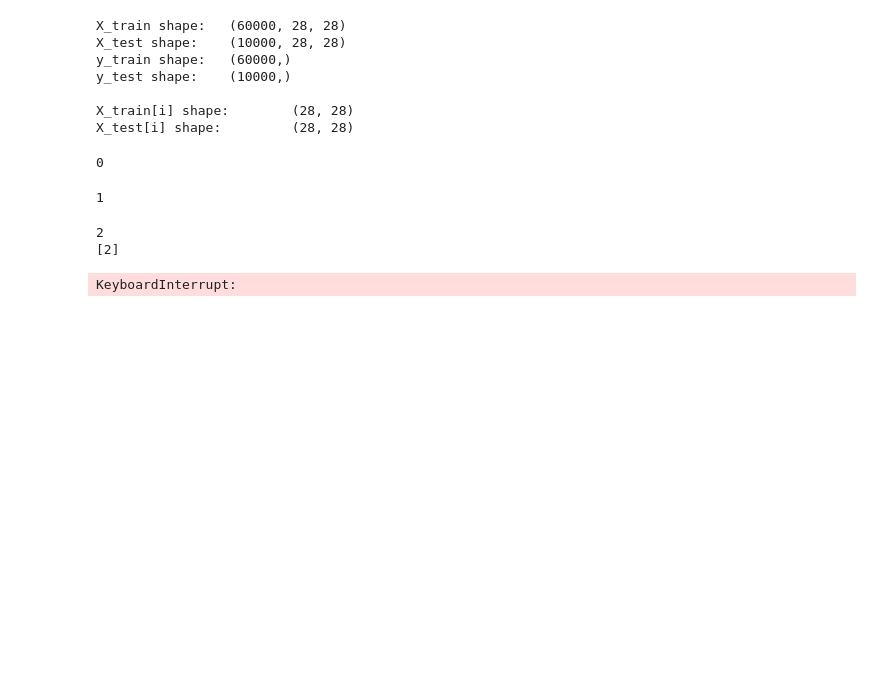
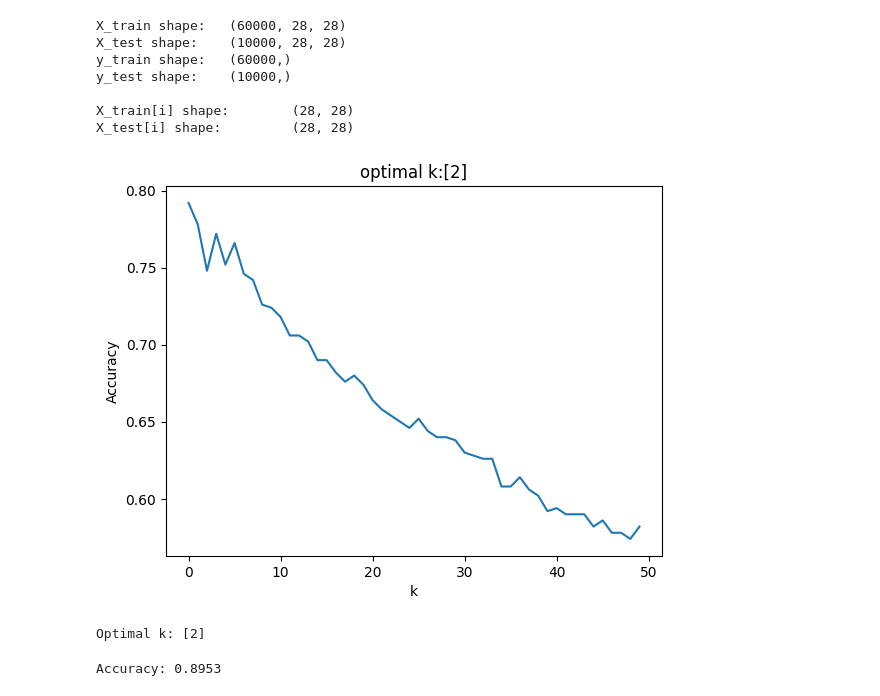
Before and after one commit to Troy-S-Meink/labs, a Jupyter notebook: 03_computer_vision/computer_vision.ipynb, the cells around one changed output. Drawn from its saved outputs; the diff is of its cells as text; code cells hidden in the pictures; blank space fills up the shorter version.

```diff
--- a/03_computer_vision/computer_vision.ipynb
+++ b/03_computer_vision/computer_vision.ipynb
@@ -200,57 +200,28 @@ else:
 # %%
 # 4.
 
-k_bar = 3 # Number of k's to try
+k_bar = 50 # Number of k's to try
 k_grid = np.arange(2,k_bar)
 accuracy = np.zeros(k_bar) # We'll store the SSE here
 
+# NOTE: I don't iterate through the entire dataframes because
+#  it would have taken ~100 minutes running on my machine.
 for k in range(k_bar):
     model = KNeighborsClassifier(n_neighbors=k+1) # Create a sk model for k
-    fitted_model = model.fit(X2_train[:5000],y_train[:5000]) # Train the model on our data
+    fitted_model = model.fit(X2_train[:500],y_train[:500]) # Train the model on our data
 
-    # WHAT IS GOING ON HERE???
-    #y_hat = fitted_model.predict(X2_test) # Predict values for test set
-    #SSE[k] = np.sum( (y_test-y_hat)**2 ) # Save the computed SSE for test set
-    accuracy[k] = fitted_model.score(X2_test[:5000].values, y_test[:5000]) # Save the computed SSE for test set
-    print(k)
+    accuracy[k] = fitted_model.score(X2_test[:500].values, y_test[:500]) # Save the computed SSE for test set
 
 accuracy_max = np.max(accuracy) # Find lowest recorded SSE
 max_index = np.where(accuracy==accuracy_max) # Find the indices of SSE that equal the minimum
 k_star = k_grid[max_index] # Find the optimal value of k; why index+1?
-print(k_star)
-# %% [output]
-0
-1
-2
-[2]
-# %%
-# Determine the optimal k:
-k_bar = 50
-k_grid = np.arange(2,k_bar) # The range of k's to consider
-accuracy = np.zeros(k_bar)
-
-for k in range(k_bar):
-    knn = KNeighborsClassifier(n_neighbors=k+1)
-    predictor = knn.fit(X2_train.values,y_train)
-    #y_hat = predictor.predict(Z_test.values)
-    accuracy[k] = knn.score(X2_test.values,y_test) # Bug in sklearn requires .values
-
-accuracy_max = np.max(accuracy) # highest recorded accuracy
-max_index = np.where(accuracy==accuracy_max)
-k_star = k_grid[max_index] # Find the optimal value of k
-print(k_star)
-
-plt.plot(np.arange(0,k_bar),accuracy) # Plot accuracy by k
-plt.xlabel("k")
-plt.title("optimal k:"+str(k_star))
-plt.ylabel('Accuracy')
-plt.show()
-# %% [output]
-KeyboardInterrupt:
 # %%
-# Plotting the k-values:
-plt.plot(np.arange(0,k_bar),SSE,label='Test SSE') # Plot SSE by k
+plt.plot(np.arange(0,k_bar),accuracy) # Plot accuracy by k
 plt.xlabel("k")
-plt.ylabel("SSE")
-plt.title('k_star= ' + str(k_star))
+plt.title("optimal k:"+str(k_star))
+plt.ylabel('Accuracy')
 plt.show()
+print('Optimal k: ' + str(k_star))
+# %% [output]
+[figure, added]
+Optimal k: [2]
@@ -256,0 +232,9 @@ plt.show()
+# %%
+# 5.
+model = KNeighborsClassifier(n_neighbors=1) # Create a sk model for k
+fitted_model = model.fit(X2_train,y_train) # Train the model on our data
+
+accuracy = fitted_model.score(X2_test.values, y_test) # Save the computed SSE for test set
+print('Accuracy: ' + str(accuracy))
+# %% [output]
+Accuracy: 0.8953
```
Also changed, not shown: parts of 6 cells of this notebook.
